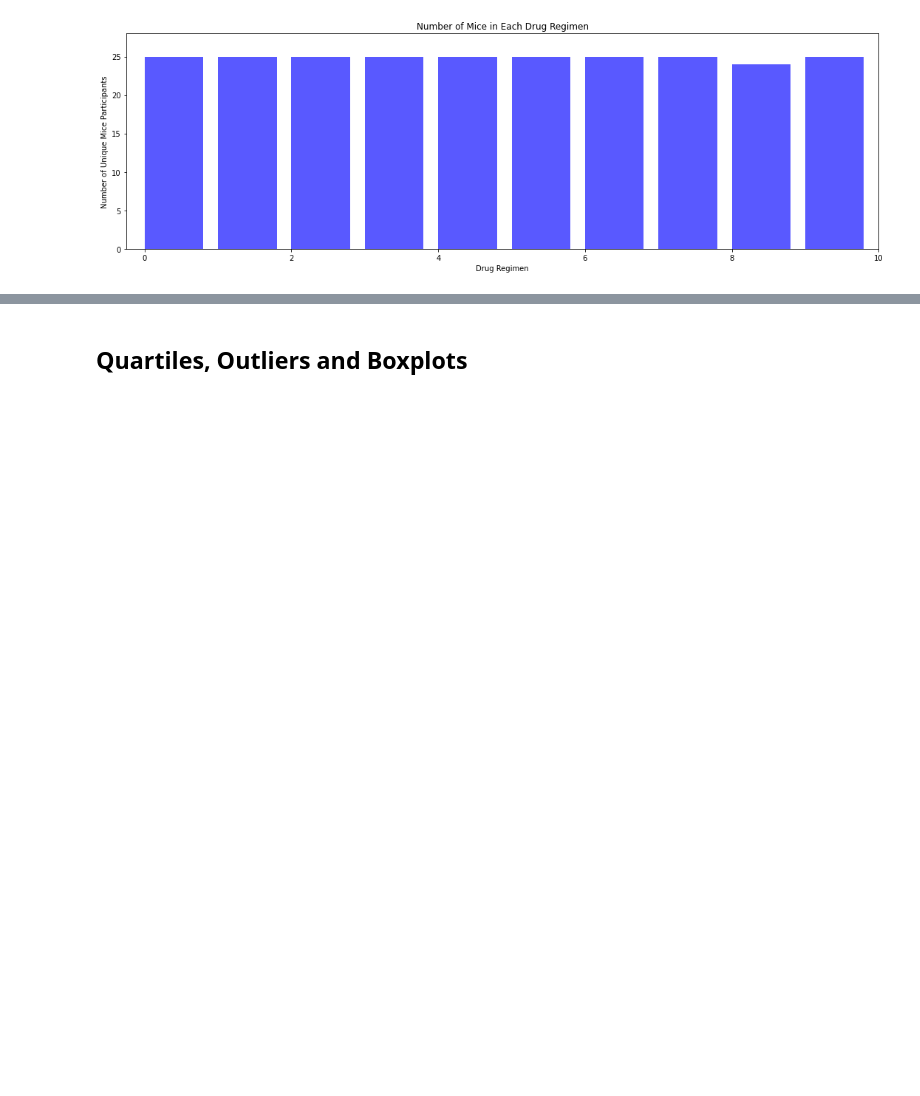
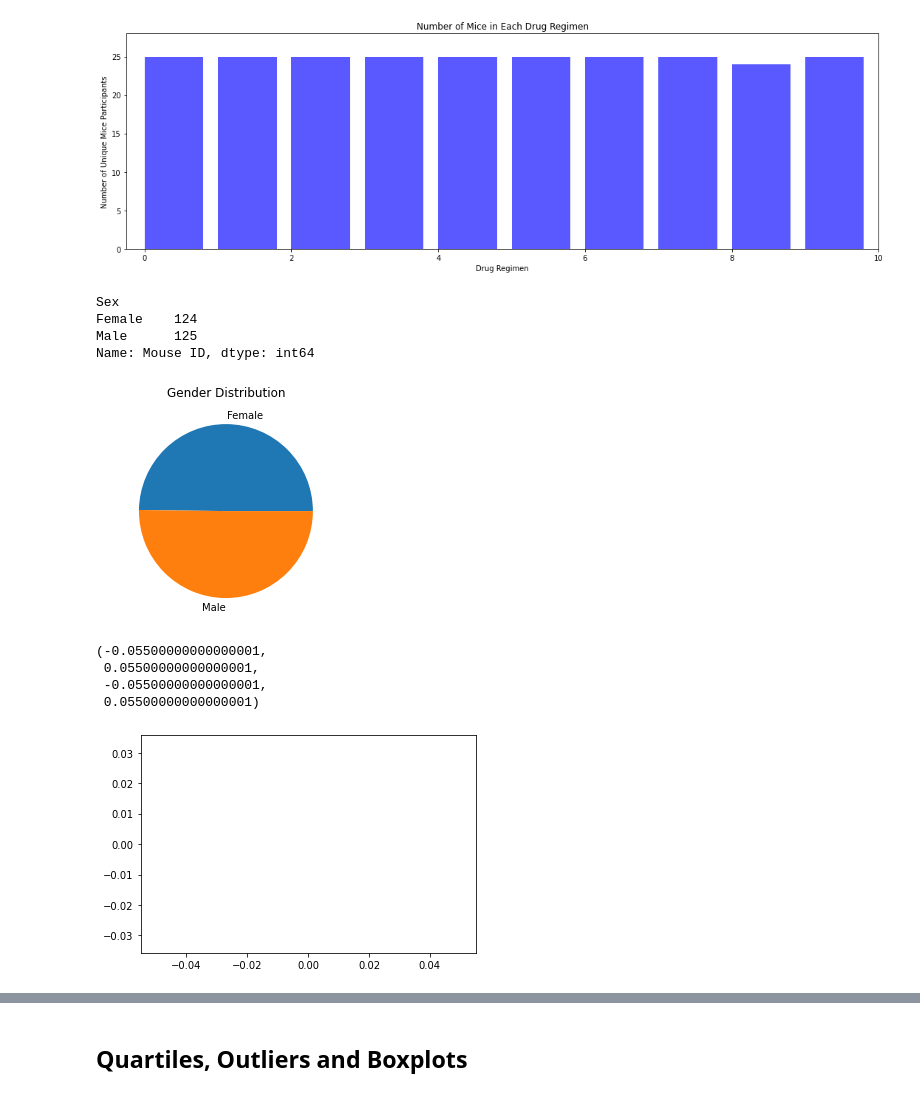
Before and after one commit to rodgerskent/matplotlib_challenge, a Jupyter notebook: Pymaceuticals/pymaceuticals_starter.ipynb, the cells around one changed output, grey strips where cells are left out. Saved outputs shown, nothing was run; the diff lists cells and outputs as text; code cells hidden in the pictures; blank space fills up the shorter version.

```diff
--- a/Pymaceuticals/pymaceuticals_starter.ipynb
+++ b/Pymaceuticals/pymaceuticals_starter.ipynb
@@ -225,5 +225,29 @@ plt.tight_layout()
 plt.show()
 # %% [output]
 [figure]
+# %%
+# Generate a data frame showing the distribution of female versus male mice
+gender = combined[["Mouse ID", "Sex"]]
+#gender.head()
+gendertwo = gender.drop_duplicates("Mouse ID")
+#gendertwo.head()
+genderthree = gendertwo.groupby(["Sex"]).count()["Mouse ID"]
+genderthree.head(3)
+# %% [output]
+Sex
+Female    124
+Male      125
+Name: Mouse ID, dtype: int64
 # %%
-# Generate a pie plot showing the distribution of female versus male mice using pandas
+# Create a pie chart showing the distribution of female versus male mice using pandas
+pie = genderthree.plot(kind="pie", y='Sex', title=("Gender Distribution"))
+pie.set_ylabel(" ")
+plt.show()
+plt.axis("equal")
+# %% [output]
+[figure, added]
+(-0.05500000000000001,
+ 0.05500000000000001,
+ -0.05500000000000001,
+ 0.05500000000000001)
+[figure, added]
```
Also changed, not shown: parts of 2 cells of this notebook.
